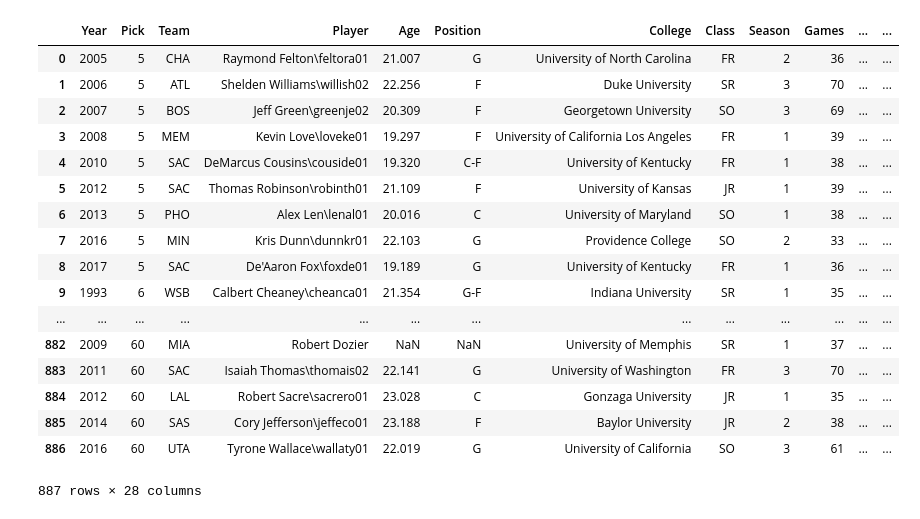
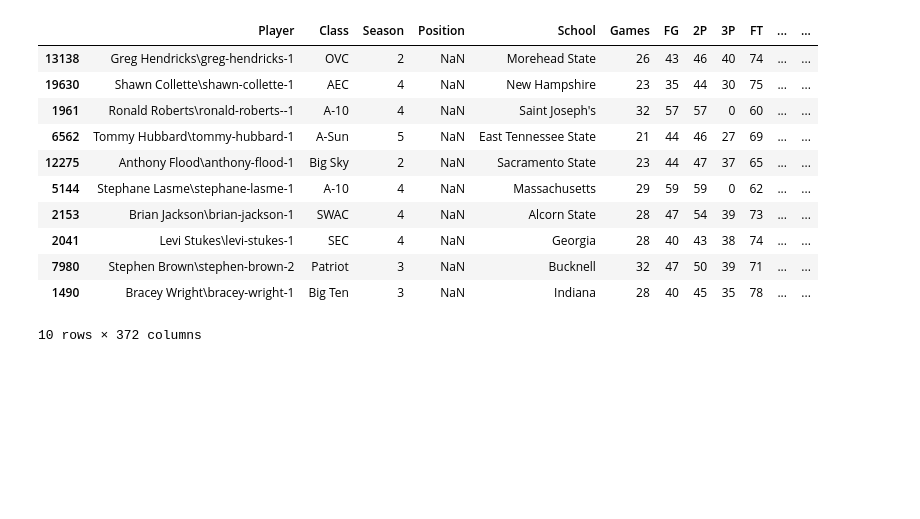
Before and after one commit to ArnoVDC/NBAStats, a Jupyter notebook: machine/Untitled.ipynb, the cells around one changed output. Cells and saved outputs as stored; diff of their text form; code cells hidden in the pictures; blank space fills up the shorter version.

```diff
--- a/machine/Untitled.ipynb
+++ b/machine/Untitled.ipynb
@@ -14,22 +17,19 @@ import seaborn as sns
 # %%
 dataset = pd.read_csv('Output.csv')
-dataset.head(1000)
+dataset = shuffle(dataset)
+
+
+dataset.head(10)
 # %% [output]
-|  | Year | Pick | Team | Player | Age | Position | College | Class | Season | Games | ... | ... |
-| 0 | 2005 | 5 | CHA | Raymond Felton\feltora01 | 21.007 | G | University of North Carolina | FR | 2 | 36 | ... | ... |
-| 1 | 2006 | 5 | ATL | Shelden Williams\willish02 | 22.256 | F | Duke University | SR | 3 | 70 | ... | ... |
-| 2 | 2007 | 5 | BOS | Jeff Green\greenje02 | 20.309 | F | Georgetown University | SO | 3 | 69 | ... | ... |
-| 3 | 2008 | 5 | MEM | Kevin Love\loveke01 | 19.297 | F | University of California Los Angeles | FR | 1 | 39 | ... | ... |
-| 4 | 2010 | 5 | SAC | DeMarcus Cousins\couside01 | 19.320 | C-F | University of Kentucky | FR | 1 | 38 | ... | ... |
-| 5 | 2012 | 5 | SAC | Thomas Robinson\robinth01 | 21.109 | F | University of Kansas | JR | 1 | 39 | ... | ... |
-| 6 | 2013 | 5 | PHO | Alex Len\lenal01 | 20.016 | C | University of Maryland | SO | 1 | 38 | ... | ... |
-| 7 | 2016 | 5 | MIN | Kris Dunn\dunnkr01 | 22.103 | G | Providence College | SO | 2 | 33 | ... | ... |
-| 8 | 2017 | 5 | SAC | De'Aaron Fox\foxde01 | 19.189 | G | University of Kentucky | FR | 1 | 36 | ... | ... |
-| 9 | 1993 | 6 | WSB | Calbert Cheaney\cheanca01 | 21.354 | G-F | Indiana University | SR | 1 | 35 | ... | ... |
-| ... | ... | ... | ... | ... | ... | ... | ... | ... | ... | ... | ... | ... |
-| 882 | 2009 | 60 | MIA | Robert Dozier | NaN | NaN | University of Memphis | SR | 1 | 37 | ... | ... |
-| 883 | 2011 | 60 | SAC | Isaiah Thomas\thomais02 | 22.141 | G | University of Washington | FR | 3 | 70 | ... | ... |
-| 884 | 2012 | 60 | LAL | Robert Sacre\sacrero01 | 23.028 | C | Gonzaga University | JR | 1 | 35 | ... | ... |
-| 885 | 2014 | 60 | SAS | Cory Jefferson\jeffeco01 | 23.188 | F | Baylor University | JR | 2 | 38 | ... | ... |
-| 886 | 2016 | 60 | UTA | Tyrone Wallace\wallaty01 | 22.019 | G | University of California | SO | 3 | 61 | ... | ... |
+|  | Player | Class | Season | Position | School | Games | FG | 2P | 3P | FT | ... | ... |
+| 13138 | Greg Hendricks\greg-hendricks-1 | OVC | 2 | NaN | Morehead State | 26 | 43 | 46 | 40 | 74 | ... | ... |
+| 19630 | Shawn Collette\shawn-collette-1 | AEC | 4 | NaN | New Hampshire | 23 | 35 | 44 | 30 | 75 | ... | ... |
+| 1961 | Ronald Roberts\ronald-roberts--1 | A-10 | 4 | NaN | Saint Joseph's | 32 | 57 | 57 | 0 | 60 | ... | ... |
+| 6562 | Tommy Hubbard\tommy-hubbard-1 | A-Sun | 5 | NaN | East Tennessee State | 21 | 44 | 46 | 27 | 69 | ... | ... |
+| 12275 | Anthony Flood\anthony-flood-1 | Big Sky | 2 | NaN | Sacramento State | 23 | 44 | 47 | 37 | 65 | ... | ... |
+| 5144 | Stephane Lasme\stephane-lasme-1 | A-10 | 4 | NaN | Massachusetts | 29 | 59 | 59 | 0 | 62 | ... | ... |
+| 2153 | Brian Jackson\brian-jackson-1 | SWAC | 4 | NaN | Alcorn State | 28 | 47 | 54 | 39 | 73 | ... | ... |
+| 2041 | Levi Stukes\levi-stukes-1 | SEC | 4 | NaN | Georgia | 28 | 40 | 43 | 38 | 74 | ... | ... |
+| 7980 | Stephen Brown\stephen-brown-2 | Patriot | 3 | NaN | Bucknell | 32 | 47 | 50 | 39 | 71 | ... | ... |
+| 1490 | Bracey Wright\bracey-wright-1 | Big Ten | 3 | NaN | Indiana | 28 | 40 | 45 | 35 | 78 | ... | ... |
-887 rows × 28 columns
+10 rows × 372 columns
```
Also changed, not shown: parts of 7 cells of this notebook, 2 other files.
